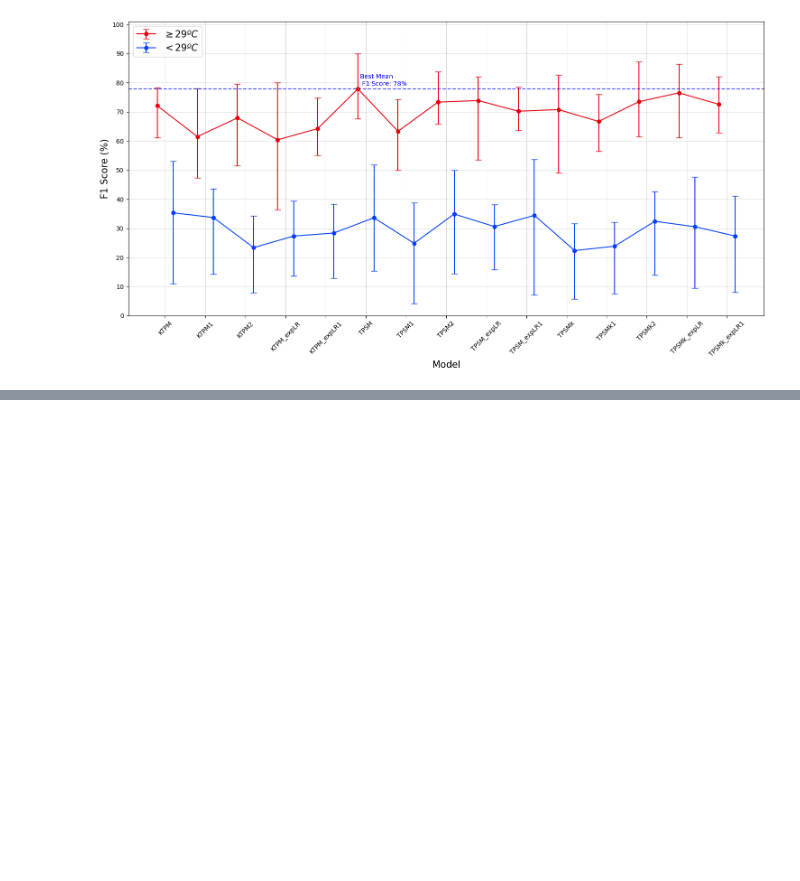
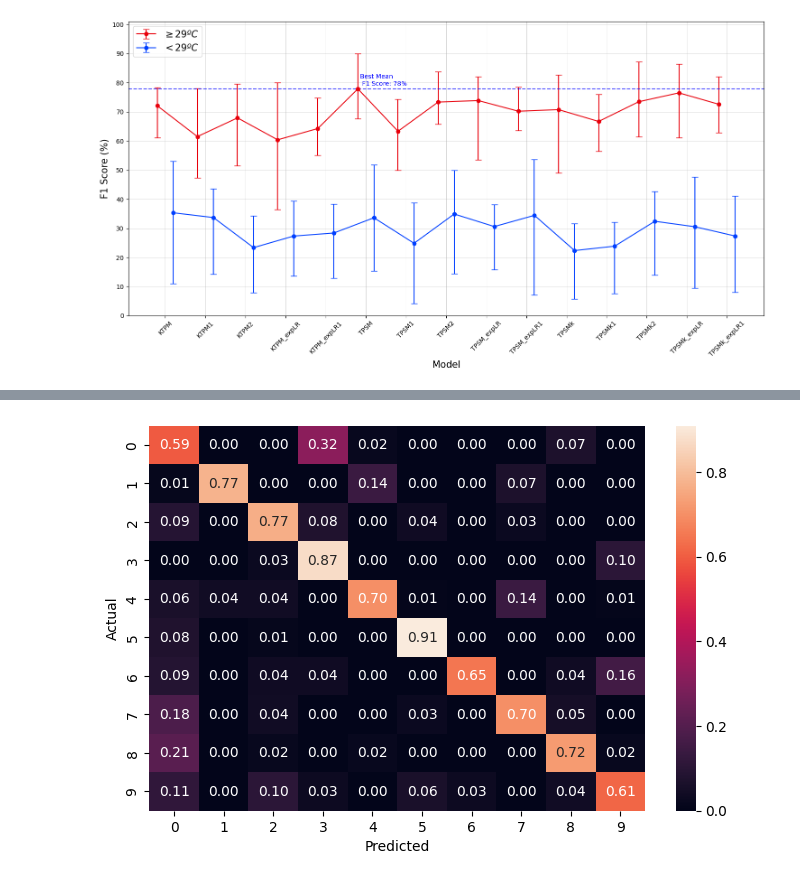
Before and after one commit to JoaoCLFolhadela/EtattooML, a Jupyter notebook: NN Real data/users_notebook.ipynb, the cells around one changed output, grey strips where cells are left out. Drawn from its saved outputs; the diff is of its cells as text; code cells hidden in the pictures; blank space fills up the shorter version.

```diff
--- a/NN Real data/users_notebook.ipynb
+++ b/NN Real data/users_notebook.ipynb
@@ -229,7 +270,7 @@ for subject in subjects_df['subject'].unique():
         X[c] = X[c] / TP_df[c].abs().max()
 
     # Determine the rows where any column has a value greater than 1.5
-    if (X.abs() > 1.5).any(axis=1).sum() > 0:  # If any row of this subject's data exceeds 1.5
+    if (X.abs() > 1.5).any(axis=1).any():  # If any row of this subject's data exceeds 1.5
         print(subject)
         continue  # Skip processing this subject and move to the next one
 
@@ -325,0 +369,4 @@ plt.show()
+# %%
+good_subjects = np.unique(np.array(subjects))
+# %%
+good_df = subjects_df[subjects_df['subject'].isin(good_subjects)]
@@ -325,0 +389,35 @@ plt.show()
+# %%
+X = good_df.drop(columns=['AP', 'subject', 'Predicted AP'])
+
+for c in TP_df.drop(columns=['AP']).columns:
+        X[c] = X[c] / TP_df[c].abs().max()
+
+y = good_df['AP']
+
+
+encoder = LabelEncoder()
+encoder.fit(y)
+y = encoder.transform(y)
+
+X = torch.tensor(X.values, dtype=torch.float32)
+y = torch.tensor(y, dtype=torch.long)
+
+y_pred = models['TPSM'](X)
+
+_, predicted = torch.max(y_pred, 1)
+predicted = predicted.numpy()
+
+actual = y.numpy()
+
+cm = metrics.confusion_matrix(actual,  predicted)
+cmn = cm.astype('float') / cm.sum(axis=1)[:, np.newaxis]
+
+
+fig, ax = plt.subplots(figsize=(8,5))
+sns.heatmap(cmn, annot=True, fmt='.2f', xticklabels=np.arange(0,10), yticklabels= np.arange(0,10))
+plt.ylabel('Actual')
+plt.xlabel('Predicted')
+plt.show(block=False)
+plt.show()
+# %% [output]
+[figure, added]
```
Also changed, not shown: parts of 8 cells of this notebook.
